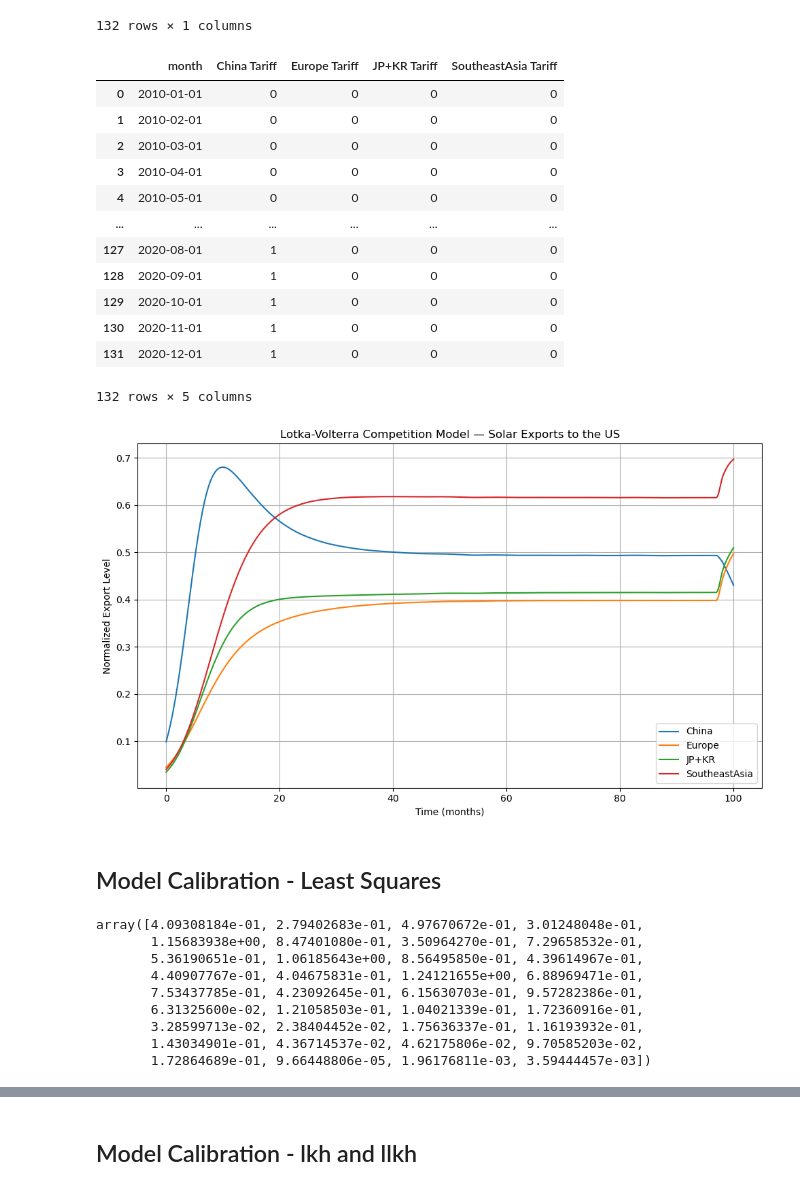
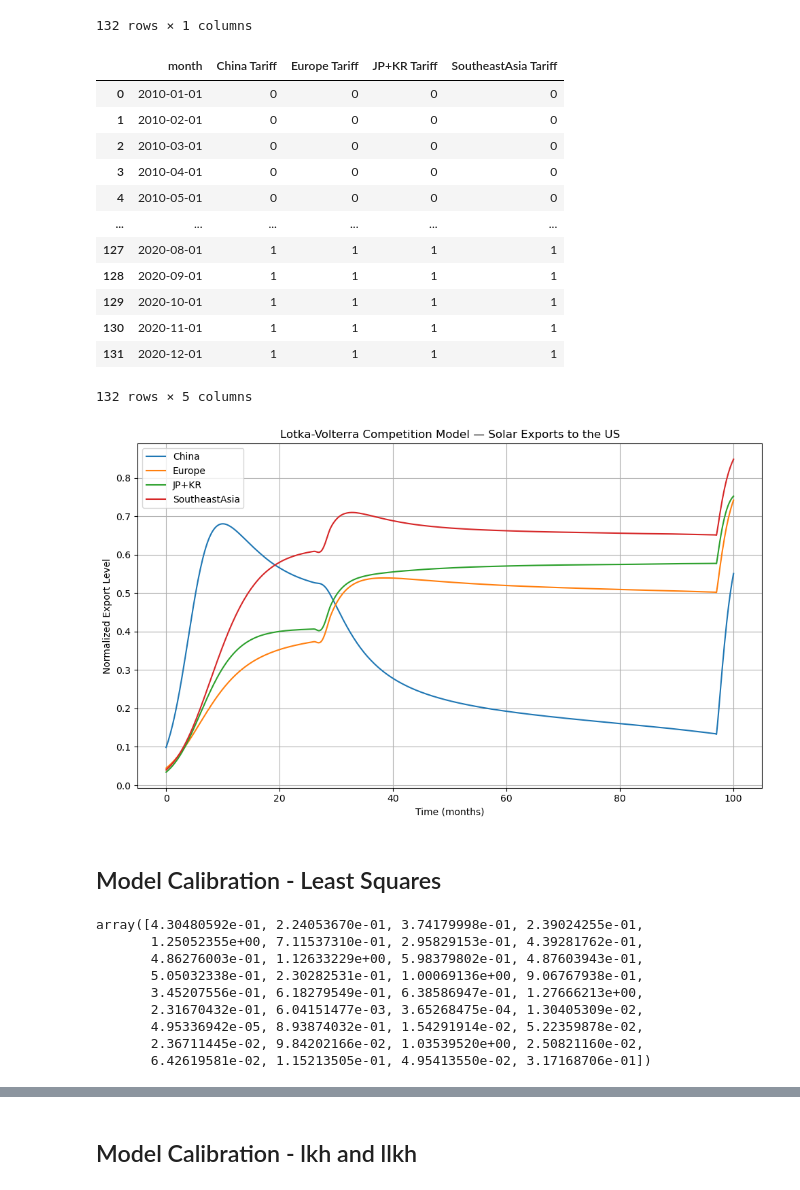
Before and after one commit to LeonardoPolverari/simulation_project, a Jupyter notebook: notebooks/angius_new.ipynb, the cells around one changed output, grey strips where cells are left out. Drawn from its saved outputs; the diff is of its cells as text; code cells hidden in the pictures.

```diff
--- a/notebooks/angius_new.ipynb
+++ b/notebooks/angius_new.ipynb
@@ -173,24 +173,24 @@ df_tariffs
 | 131 | 2020-12-01 |
 132 rows × 1 columns
 # %%
-df_tariffs['China Tariff'] = np.where(df_tariffs['month'] > '2018-01-01', 1, 0)
-df_tariffs['Europe Tariff'] = 0
-df_tariffs['JP+KR Tariff'] = 0
-df_tariffs['SoutheastAsia Tariff'] = 0
+df_tariffs['China Tariff'] = np.where(df_tariffs['month'] < '2012-05-01', 0, 1)
+df_tariffs['Europe Tariff'] = np.where(df_tariffs['month'] < '2018-02-01', 0, 1)
+df_tariffs['JP+KR Tariff'] = np.where(df_tariffs['month'] < '2018-02-01', 0, 1)
+df_tariffs['SoutheastAsia Tariff'] = np.where(df_tariffs['month'] < '2018-02-01', 0, 1)
 df_tariffs
 # %% [output]
 |  | month | China Tariff | Europe Tariff | JP+KR Tariff | SoutheastAsia Tariff |
 | 0 | 2010-01-01 | 0 | 0 | 0 | 0 |
 | 1 | 2010-02-01 | 0 | 0 | 0 | 0 |
 | 2 | 2010-03-01 | 0 | 0 | 0 | 0 |
 | 3 | 2010-04-01 | 0 | 0 | 0 | 0 |
 | 4 | 2010-05-01 | 0 | 0 | 0 | 0 |
 | ... | ... | ... | ... | ... | ... |
-| 127 | 2020-08-01 | 1 | 0 | 0 | 0 |
-| 128 | 2020-09-01 | 1 | 0 | 0 | 0 |
-| 129 | 2020-10-01 | 1 | 0 | 0 | 0 |
-| 130 | 2020-11-01 | 1 | 0 | 0 | 0 |
-| 131 | 2020-12-01 | 1 | 0 | 0 | 0 |
+| 127 | 2020-08-01 | 1 | 1 | 1 | 1 |
+| 128 | 2020-09-01 | 1 | 1 | 1 | 1 |
+| 129 | 2020-10-01 | 1 | 1 | 1 | 1 |
+| 130 | 2020-11-01 | 1 | 1 | 1 | 1 |
+| 131 | 2020-12-01 | 1 | 1 | 1 | 1 |
 132 rows × 5 columns
 # %%
 def lotka_volterra_with_tariffs_end(t, X, tariffs,
@@ -256,7 +256,7 @@ plt.grid(True)
 plt.tight_layout()
 plt.show()
 # %% [output]
-[figure, old version]
+[figure, new version]
 # %% [markdown]
 ## Model Calibration - Least Squares
 # %%
@@ -328,15 +328,15 @@ fitted_params = result.x
 # %%
 fitted_params
 # %% [output]
-array([4.09308184e-01, 2.79402683e-01, 4.97670672e-01, 3.01248048e-01,
-       1.15683938e+00, 8.47401080e-01, 3.50964270e-01, 7.29658532e-01,
-       5.36190651e-01, 1.06185643e+00, 8.56495850e-01, 4.39614967e-01,
-       4.40907767e-01, 4.04675831e-01, 1.24121655e+00, 6.88969471e-01,
-       7.53437785e-01, 4.23092645e-01, 6.15630703e-01, 9.57282386e-01,
-       6.31325600e-02, 1.21058503e-01, 1.04021339e-01, 1.72360916e-01,
-       3.28599713e-02, 2.38404452e-02, 1.75636337e-01, 1.16193932e-01,
-       1.43034901e-01, 4.36714537e-02, 4.62175806e-02, 9.70585203e-02,
-       1.72864689e-01, 9.66448806e-05, 1.96176811e-03, 3.59444457e-03])
+array([4.30480592e-01, 2.24053670e-01, 3.74179998e-01, 2.39024255e-01,
+       1.25052355e+00, 7.11537310e-01, 2.95829153e-01, 4.39281762e-01,
+       4.86276003e-01, 1.12633229e+00, 5.98379802e-01, 4.87603943e-01,
+       5.05032338e-01, 2.30282531e-01, 1.00069136e+00, 9.06767938e-01,
+       3.45207556e-01, 6.18279549e-01, 6.38586947e-01, 1.27666213e+00,
+       2.31670432e-01, 6.04151477e-03, 3.65268475e-04, 1.30405309e-02,
+       4.95336942e-05, 8.93874032e-01, 1.54291914e-02, 5.22359878e-02,
+       2.36711445e-02, 9.84202166e-02, 1.03539520e+00, 2.50821160e-02,
+       6.42619581e-02, 1.15213505e-01, 4.95413550e-02, 3.17168706e-01])
 # %%
 t_data = np.linspace(0, len(china_data)-1, len(china_data))  # e.g. months
 sol = solve_ivp(
```
Also changed, not shown: parts of 4 cells of this notebook.
